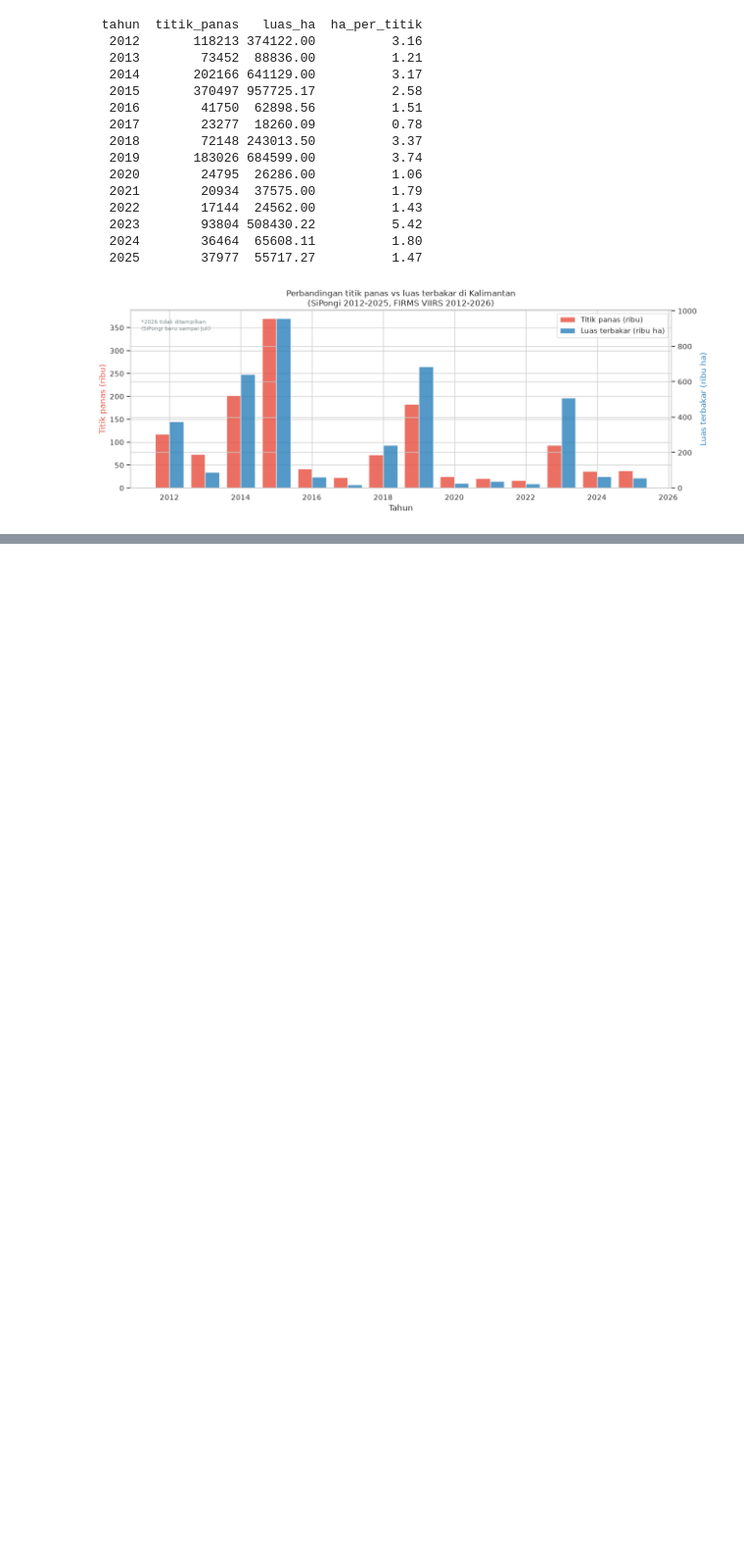
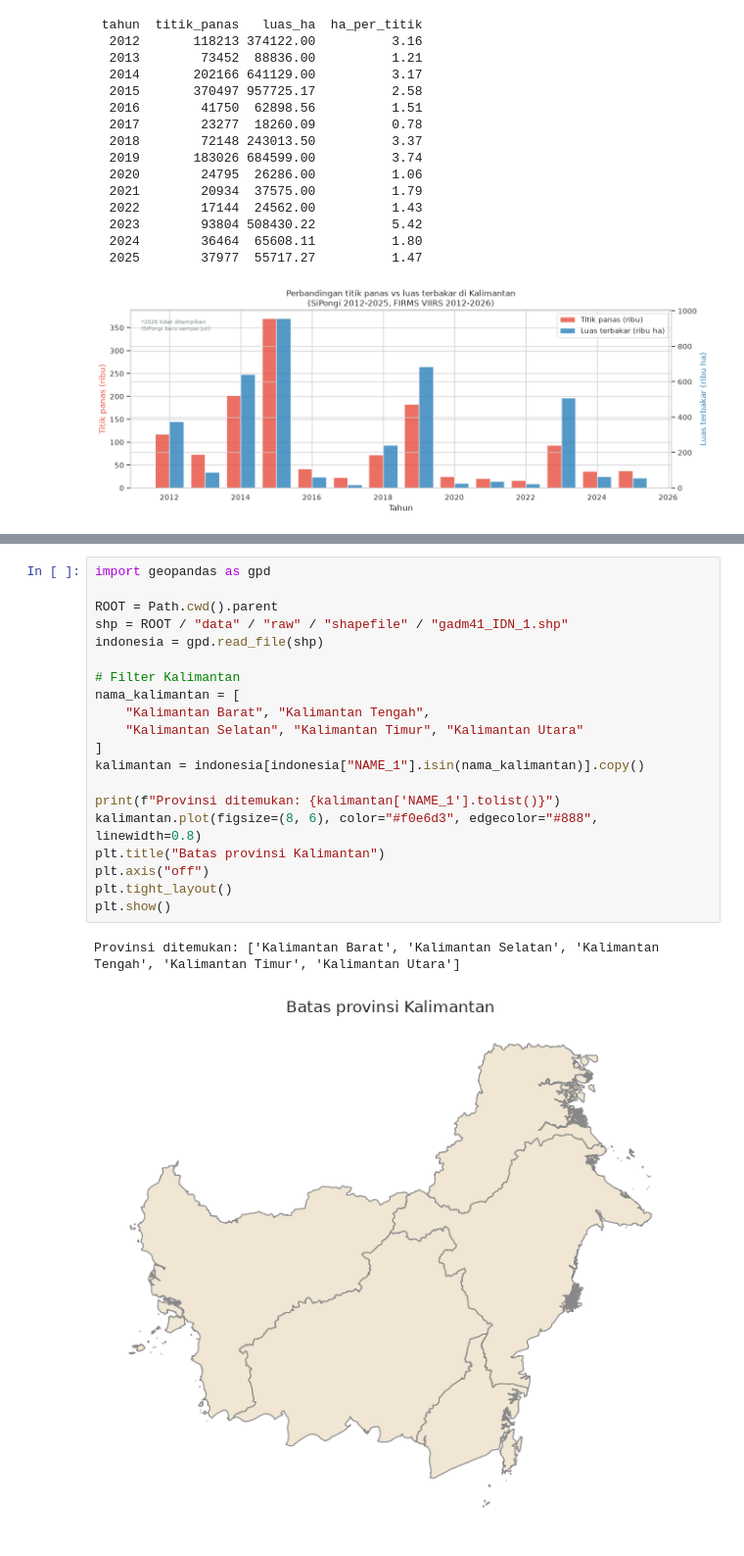
Before and after one commit to ciputrii21/karhutla-kalimantan, a Jupyter notebook: notebooks/01_eksplorasi.ipynb, the cells around one changed output, grey strips where cells are left out. Shown at 98% size. Saved outputs shown, nothing was run; the diff lists cells and outputs as text; blank space fills up the shorter version.

```diff
--- a/notebooks/01_eksplorasi.ipynb
+++ b/notebooks/01_eksplorasi.ipynb
@@ -160,0 +162,23 @@ plt.show()
+# %%
+import geopandas as gpd
+
+ROOT = Path.cwd().parent
+shp = ROOT / "data" / "raw" / "shapefile" / "gadm41_IDN_1.shp"
+indonesia = gpd.read_file(shp)
+
+# Filter Kalimantan
+nama_kalimantan = [
+    "Kalimantan Barat", "Kalimantan Tengah",
+    "Kalimantan Selatan", "Kalimantan Timur", "Kalimantan Utara"
+]
+kalimantan = indonesia[indonesia["NAME_1"].isin(nama_kalimantan)].copy()
+
+print(f"Provinsi ditemukan: {kalimantan['NAME_1'].tolist()}")
+kalimantan.plot(figsize=(8, 6), color="#f0e6d3", edgecolor="#888", linewidth=0.8)
+plt.title("Batas provinsi Kalimantan")
+plt.axis("off")
+plt.tight_layout()
+plt.show()
+# %% [output]
+Provinsi ditemukan: ['Kalimantan Barat', 'Kalimantan Selatan', 'Kalimantan Tengah', 'Kalimantan Timur', 'Kalimantan Utara']
+[figure, added]
```
Also changed, not shown: parts of 2 cells of this notebook, 1 other file.
